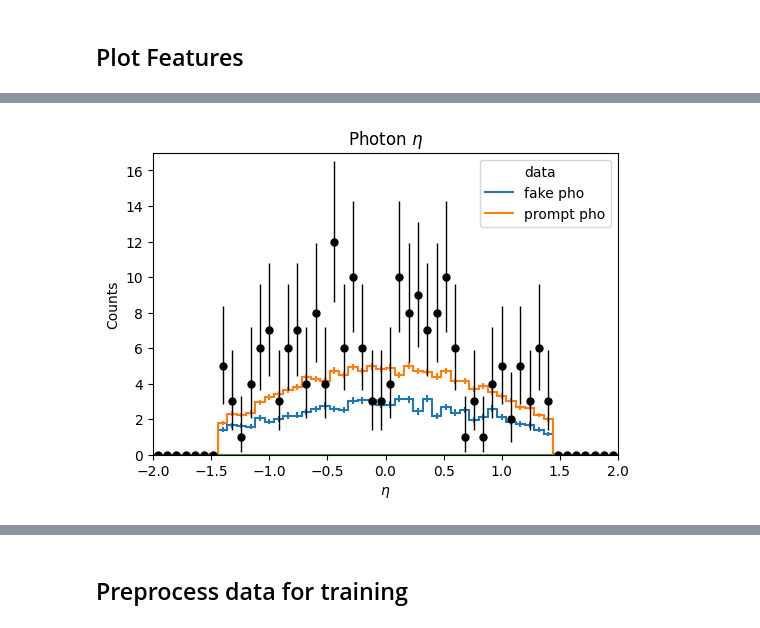
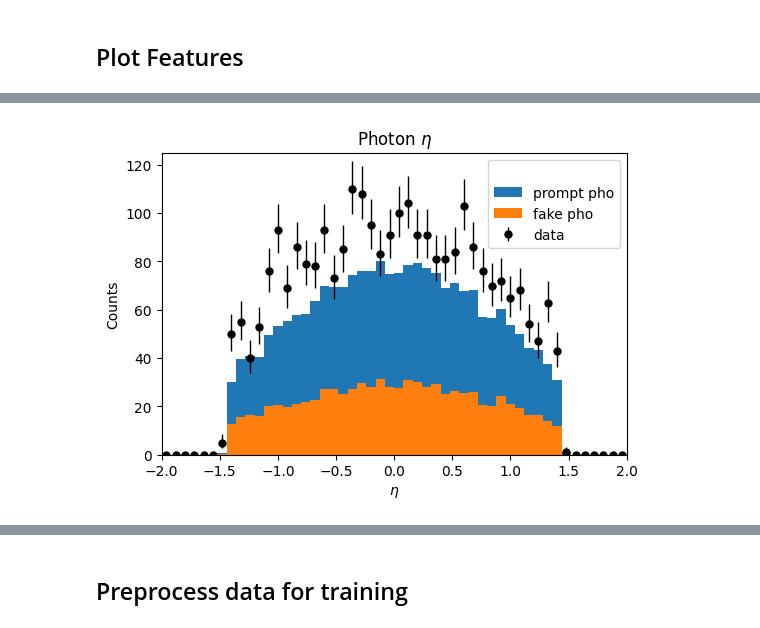
Before and after one commit to nbraukman/PhotonClassification, a Jupyter notebook: PhotonClassification.ipynb, the cells around one changed output, grey strips where cells are left out. Drawn from its saved outputs; the diff is of its cells as text; code cells hidden in the pictures.

```diff
--- a/PhotonClassification.ipynb
+++ b/PhotonClassification.ipynb
@@ -342,2 +24,5 @@ for key, obj in outputMC.items():
+# %%
+outputMC = load('outputMC.coffea')
+outputData = load('outputData.coffea')
 # %% [markdown]
 ## Plot Features
@@ -367,9 +34,8 @@ data_err_opts = {
     'marker': '.',
     'markersize': 10.,
     'color':'k',
-    'elinewidth': 1,
-}
+    'elinewidth': 1}
 
-data_legopts = {'labels': ['data','fake pho','prompt pho']}
+data_legopts = {'labels':[None,'prompt pho','fake pho','data']}
 # %%
 plt.figure(figsize=(6,4),dpi=100)
@@ -381,7 +57,7 @@ plt.ylim(0,67); plt.title('Photon $p_T$'); plt.show()
 # %%
 plt.figure(figsize=(6,4),dpi=100)
-hist.plot1d(outputMC['photon_eta_hist'].sum("dataset"),overlay="flav",stack=False,legend_opts=data_legopts)
-hist.plot1d(outputData['photon_eta_hist'].sum("dataset"),legend_opts=data_legopts,stack=False,error_opts=data_err_opts)
-plt.ylim(0,17); plt.title('Photon $\eta$'); plt.show()
+hist.plot1d(outputMC['photon_eta_hist'].sum("dataset"),overlay="flav",stack=True,legend_opts=data_legopts)
+hist.plot1d(outputData['photon_eta_hist'],legend_opts=data_legopts,error_opts=data_err_opts)
+plt.ylim(0,125); plt.title('Photon $\eta$'); plt.show()
 # %% [output]
-[figure, old version]
+[figure, new version]
```
Also changed, not shown: parts of 63 cells of this notebook, 7 other files.
